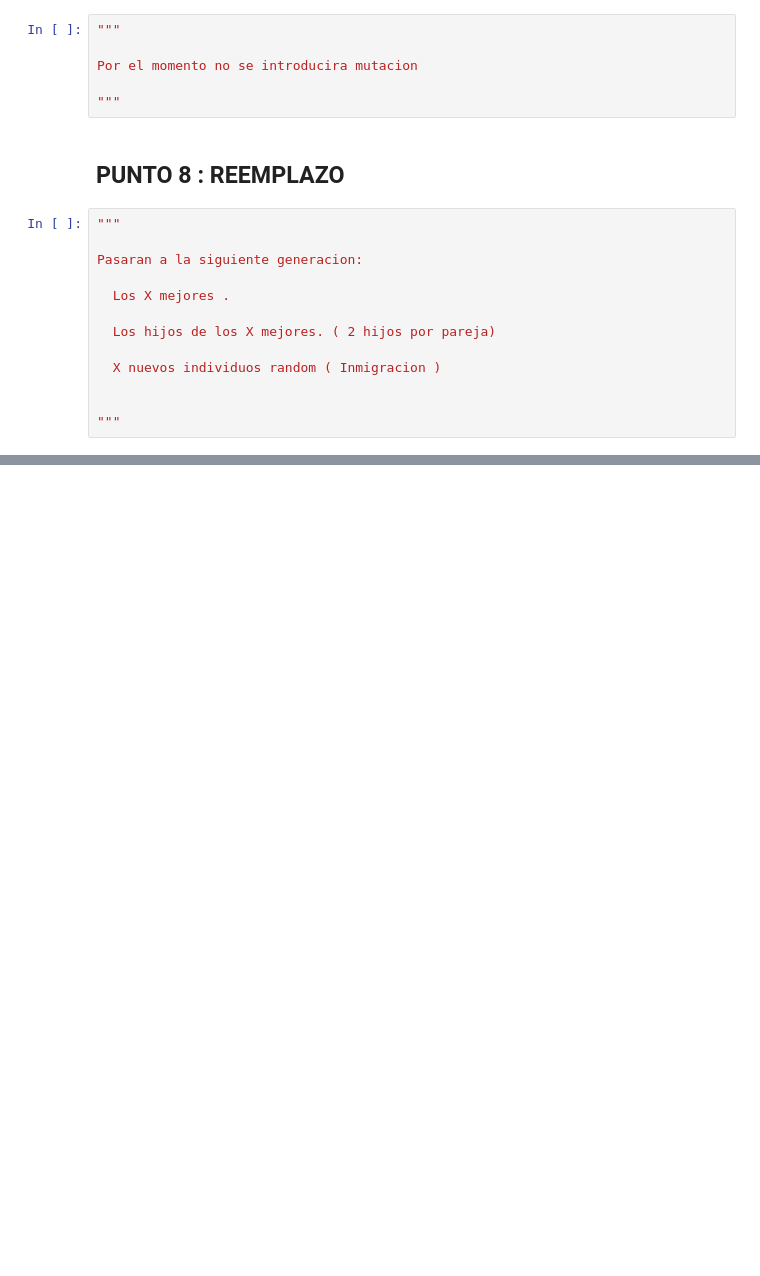
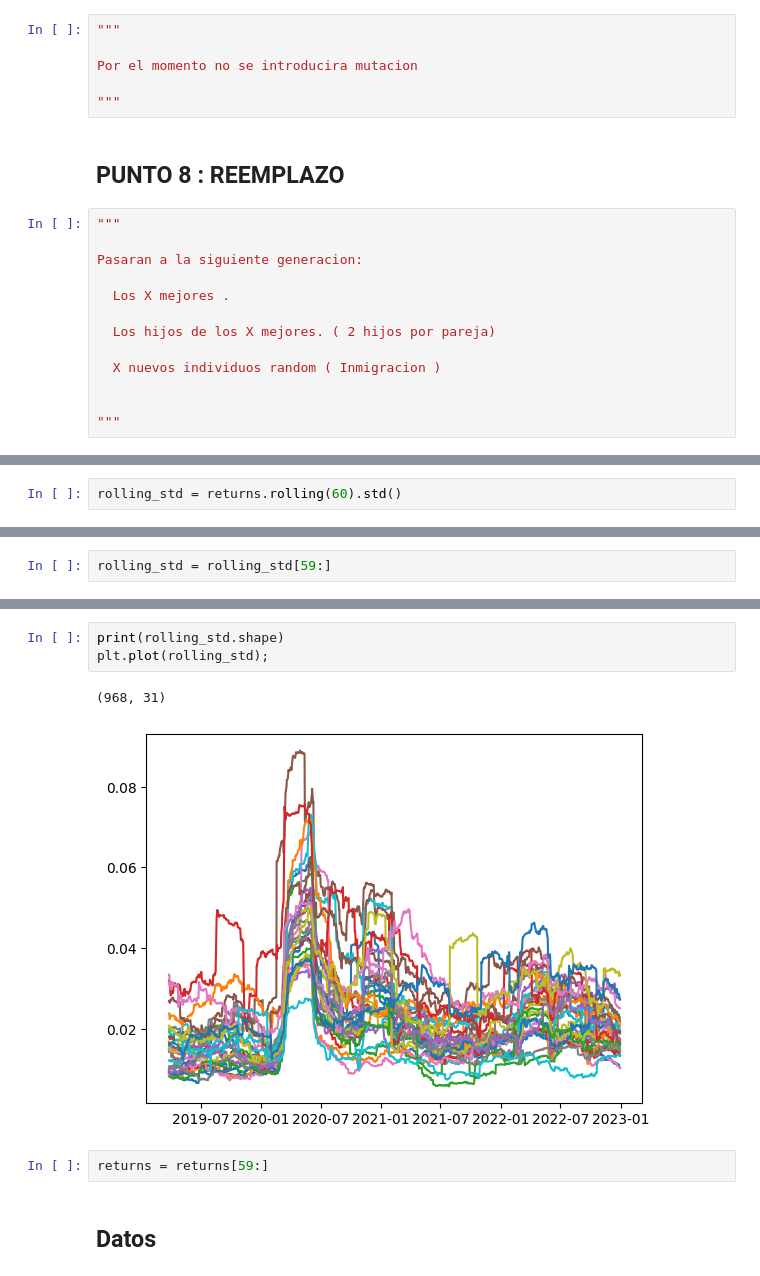
Before and after one commit to tintenderete/TFM, a Jupyter notebook: test_evolutivo_1.ipynb, the cells around one changed output, grey strips where cells are left out. Drawn from its saved outputs; the diff is of its cells as text; blank space fills up the shorter version.

```diff
--- a/test_evolutivo_1.ipynb
+++ b/test_evolutivo_1.ipynb
@@ -119,0 +244,2 @@ Pasaran a la siguiente generacion:
+# %%
+rolling_std = returns.rolling(60).std()
@@ -119,0 +257,2 @@ Pasaran a la siguiente generacion:
+# %%
+rolling_std = rolling_std[59:]
@@ -119,0 +266,10 @@ Pasaran a la siguiente generacion:
+# %%
+print(rolling_std.shape)
+plt.plot(rolling_std);
+# %% [output]
+(968, 31)
+[figure, added]
+# %%
+returns = returns[59:]
+# %% [markdown]
+## Datos
```
Also changed, not shown: parts of 27 cells of this notebook.
